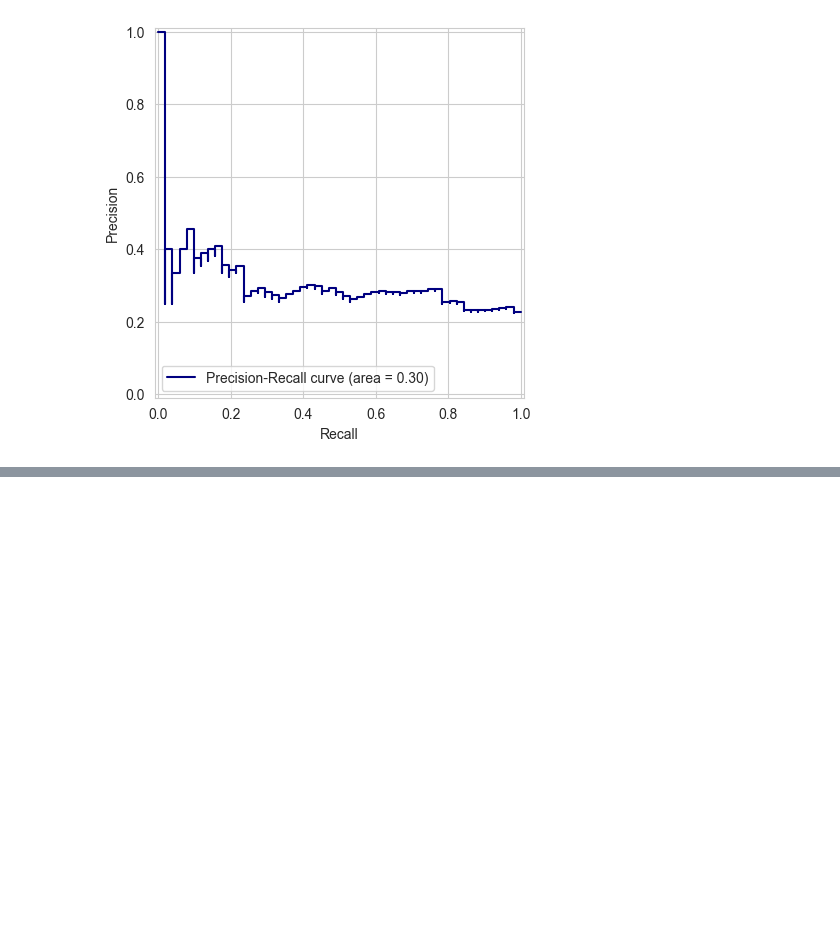
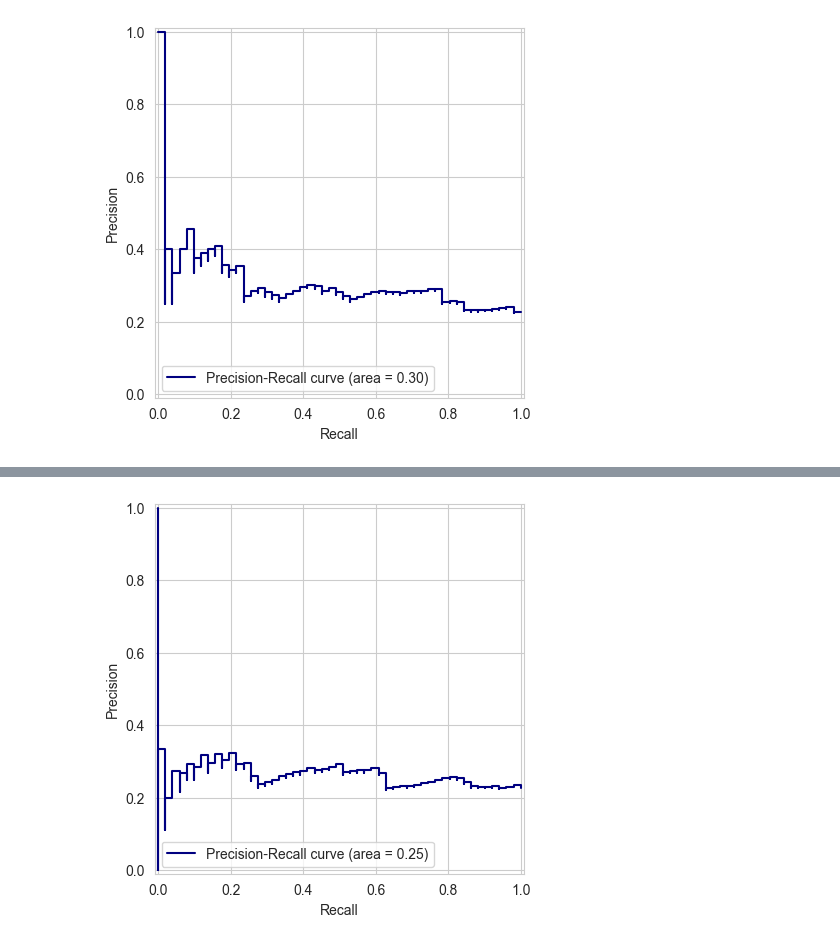
Before and after one commit to hocku2675/Credit-Risk-Classification, a Jupyter notebook: Credit risk classification.ipynb, the cells around one changed output, grey strips where cells are left out. Saved outputs shown, nothing was run; the diff lists cells and outputs as text; code cells hidden in the pictures; blank space fills up the shorter version.

```diff
--- a/Credit risk classification.ipynb
+++ b/Credit risk classification.ipynb
@@ -224,0 +309,2 @@ pr_curve = PrecisionRecallDisplay(precision=prec, recall=recall).plot(label=f'Pr
+# %%
+X_train, X_test, y_train, y_test = train_test_split(X_final, y_final, test_size=0.2, random_state=27)
@@ -224,0 +374,6 @@ pr_curve = PrecisionRecallDisplay(precision=prec, recall=recall).plot(label=f'Pr
+# %%
+prec, recall, _ = precision_recall_curve(y_test, y_pred_proba)
+pr_auc = auc(recall, prec)
+pr_curve = PrecisionRecallDisplay(precision=prec, recall=recall).plot(label=f'Precision-Recall curve (area = {pr_auc:.2f})', color='navy')
+# %% [output]
+[figure, added]
```
Also changed, not shown: parts of 14 cells of this notebook.
